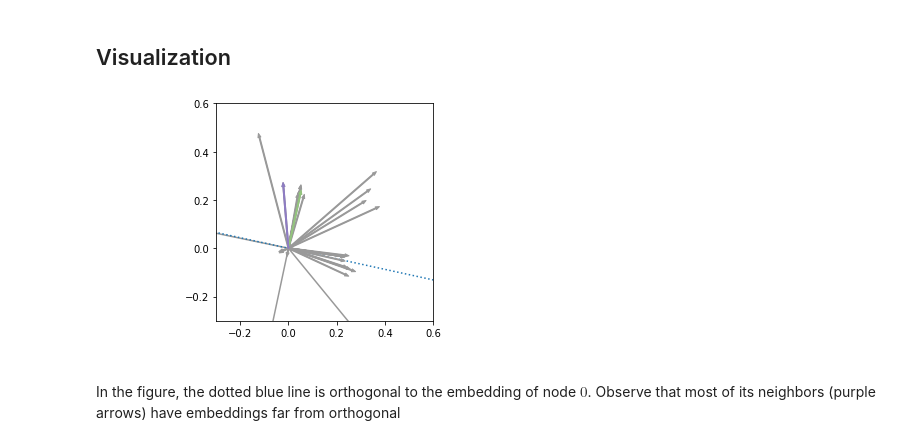
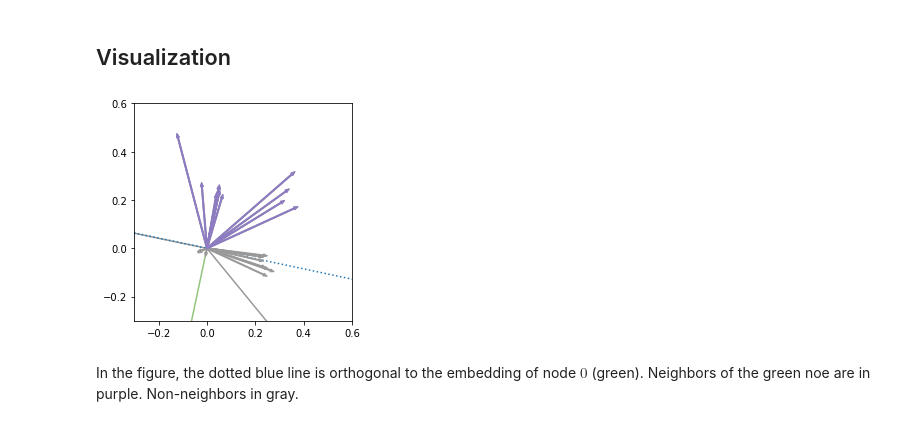
Before and after one commit to leotrs/glee, a Jupyter notebook: GLEE example usage.ipynb, the cells around one changed output. Saved outputs shown, nothing was run; the diff lists cells and outputs as text; code cells hidden in the pictures.

```diff
--- a/GLEE example usage.ipynb
+++ b/GLEE example usage.ipynb
@@ -112,9 +112,9 @@ def plot_karate(hl_node):
     plt.xlim(-0.3, 0.6)
     plt.ylim(-0.3, 0.6)
 # %%
-plot_karate(np.random.choice(range(graph.order())))
+plot_karate(0)
 plt.show()
 # %% [output]
-[figure, old version]
+[figure, new version]
 # %% [markdown]
-In the figure, the dotted blue line is orthogonal to the embedding of node $0$. Observe that most of its neighbors (purple arrows) have embeddings far from orthogonal
+In the figure, the dotted blue line is orthogonal to the embedding of node $0$ (green). Neighbors of the green noe are in purple. Non-neighbors in gray.
```
